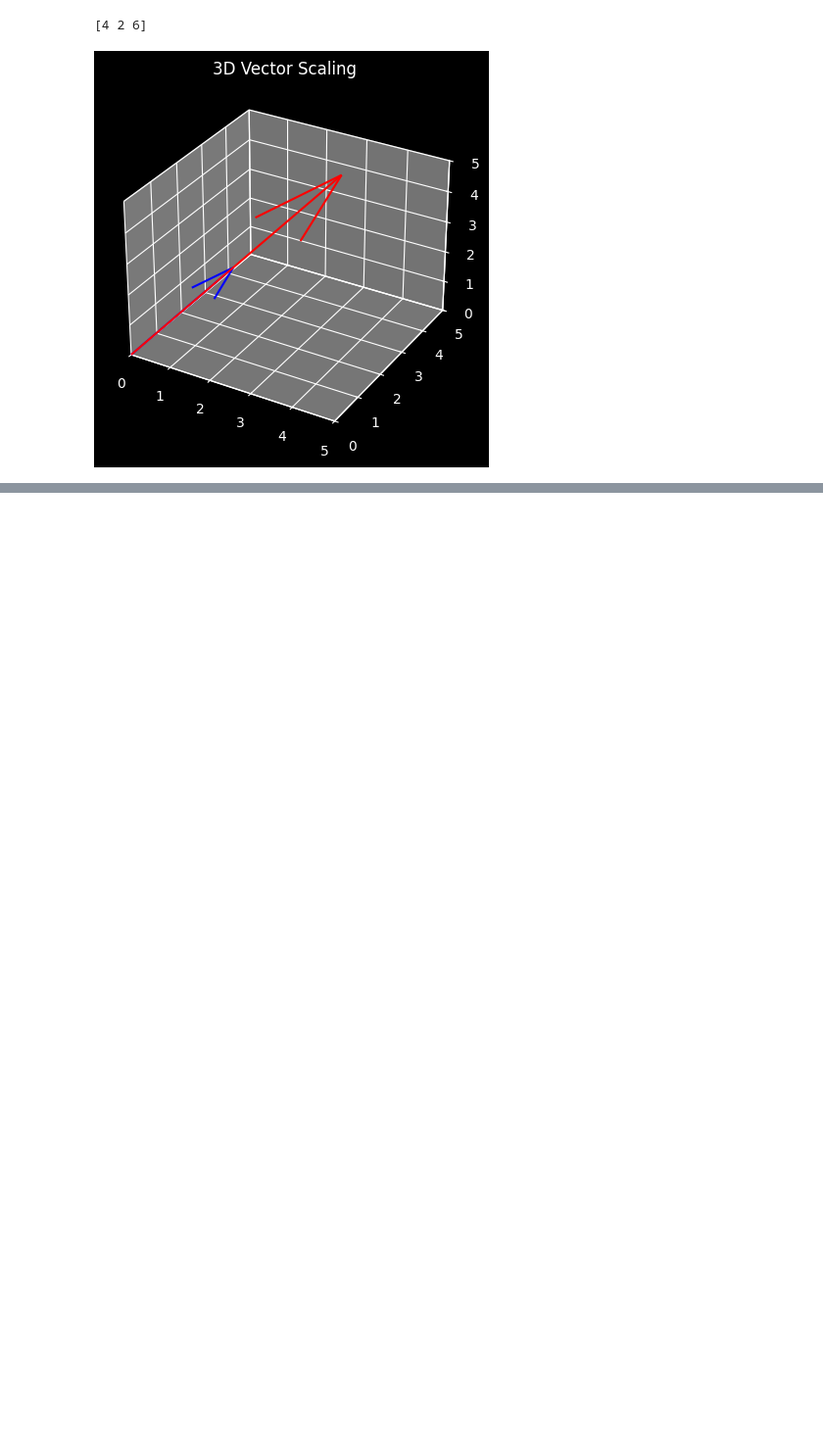
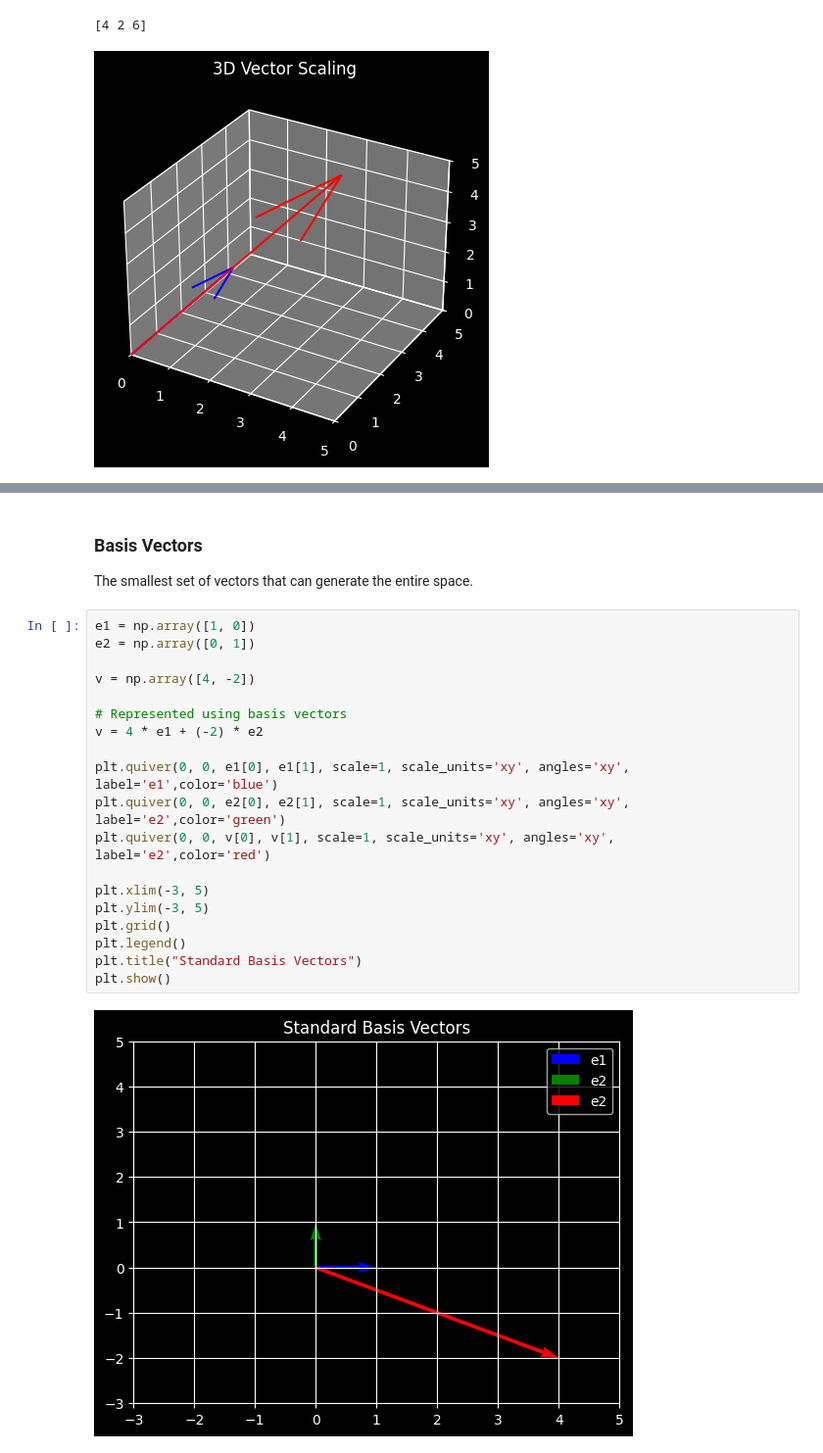
Before and after one commit to safinmahesania/AI-Journey, a Jupyter notebook: 02 Linear Algebra for Machine Learning/linear_algebra.ipynb, the cells around one changed output, grey strips where cells are left out. Shown at 98% size. Saved outputs shown, nothing was run; the diff lists cells and outputs as text; blank space fills up the shorter version.

```diff
--- a/02 Linear Algebra for Machine Learning/linear_algebra.ipynb
+++ b/02 Linear Algebra for Machine Learning/linear_algebra.ipynb
@@ -138,0 +211,24 @@ plt.show()
+# %% [markdown]
+### Basis Vectors
+The smallest set of vectors that can generate the entire space.
+# %%
+e1 = np.array([1, 0])
+e2 = np.array([0, 1])
+
+v = np.array([4, -2])
+
+# Represented using basis vectors
+v = 4 * e1 + (-2) * e2
+
+plt.quiver(0, 0, e1[0], e1[1], scale=1, scale_units='xy', angles='xy', label='e1',color='blue')
+plt.quiver(0, 0, e2[0], e2[1], scale=1, scale_units='xy', angles='xy', label='e2',color='green')
+plt.quiver(0, 0, v[0], v[1], scale=1, scale_units='xy', angles='xy', label='e2',color='red')
+
+plt.xlim(-3, 5)
+plt.ylim(-3, 5)
+plt.grid()
+plt.legend()
+plt.title("Standard Basis Vectors")
+plt.show()
+# %% [output]
+[figure, added]
```
Also changed, not shown: parts of 17 cells of this notebook.
